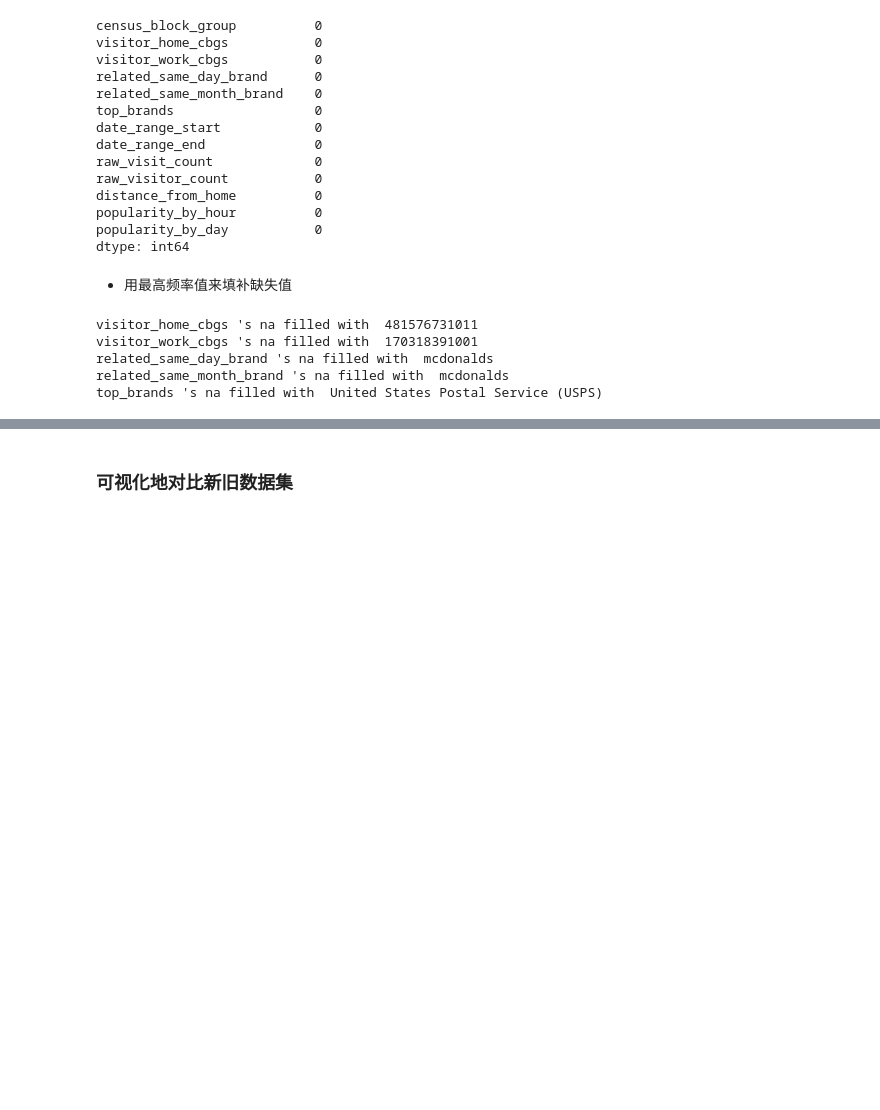
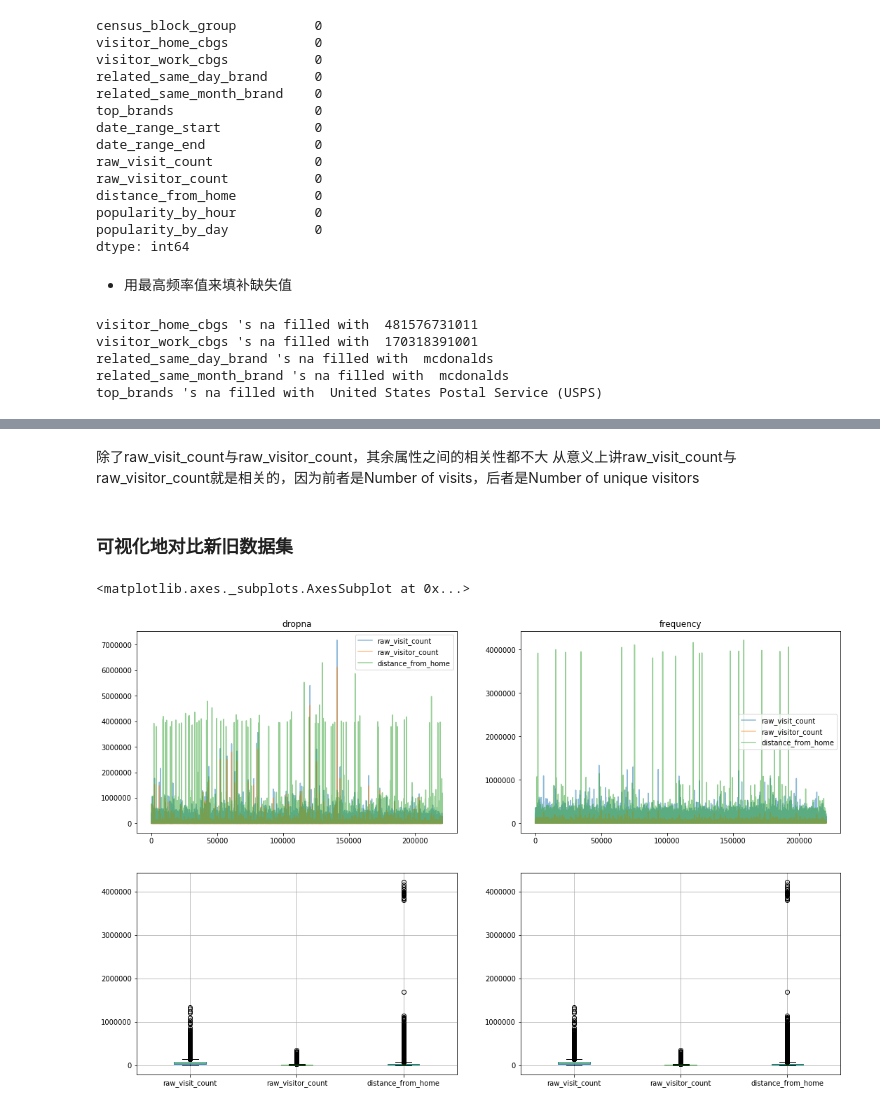
Before and after one commit to vastian180/DataMiningHomework1, a Jupyter notebook: 1.ipynb, the cells around one changed output, grey strips where cells are left out. Cells and saved outputs as stored; diff of their text form; code cells hidden in the pictures; blank space fills up the shorter version.

```diff
--- a/1.ipynb
+++ b/1.ipynb
@@ -354,7 +354,10 @@ related_same_day_brand 's na filled with  mcdonalds
 related_same_month_brand 's na filled with  mcdonalds
 top_brands 's na filled with  United States Postal Service (USPS)
 # %%
-for attribute in Numeric_Attributes:
-    filler = data_dropna[attribute].value_counts().index[0] # 对每个属性，找到分类排名第一的索引，作为filler
+draw_list2 = ["raw_visit_count", "raw_visitor_count", "distance_from_home"]
+
+for attribute in draw_list2:
+    filler = data_pure[attribute].value_counts().index[0] # 对每个属性，找到分类排名第一的索引，作为filler
     data_frequency[attribute].fillna(filler,inplace=True)
     print(attribute,"'s na filled with ",filler)
+# data_pure["distance_from_home"].value_counts().index[0]
@@ -361,2 +380,5 @@ for attribute in Numeric_Attributes:
+# %% [markdown]
+除了raw_visit_count与raw_visitor_count，其余属性之间的相关性都不大
+从意义上讲raw_visit_count与raw_visitor_count就是相关的，因为前者是Number of visits，后者是Number of unique visitors
 # %% [markdown]
 ### 可视化地对比新旧数据集
@@ -370,0 +385,14 @@ for i in range(1,4):
+# %%
+
+fig = plt.figure(figsize=(18,18))
+plot1 = fig.add_subplot(3,2,1)
+data[draw_list2].dropna().plot(alpha=0.5,ax=plot1,title="dropna")
+plot2 = fig.add_subplot(3,2,2)
+data_frequency[draw_list2].plot(alpha=0.5,ax=plot2,title="frequency")
+box1 = fig.add_subplot(3,2,3)
+data_dropna[draw_list].boxplot()
+box2 = fig.add_subplot(3,2,4)
+data_frequency[draw_list].boxplot()
+# %% [output]
+<matplotlib.axes._subplots.AxesSubplot at 0x...>
+[figure, added]
```
Also changed, not shown: parts of 7 cells of this notebook, 1 other file.
